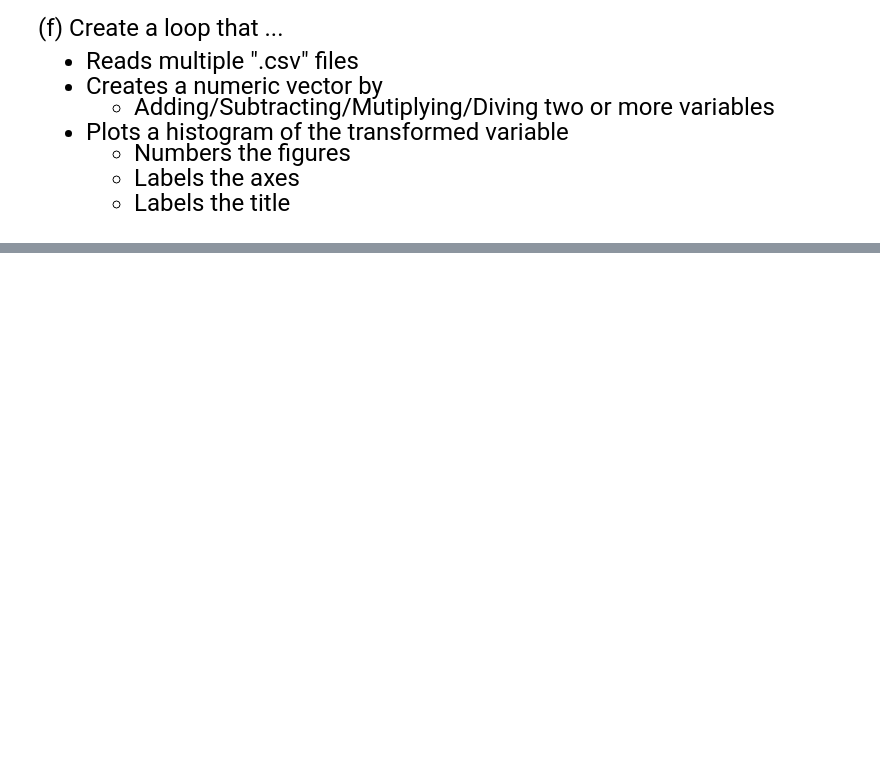
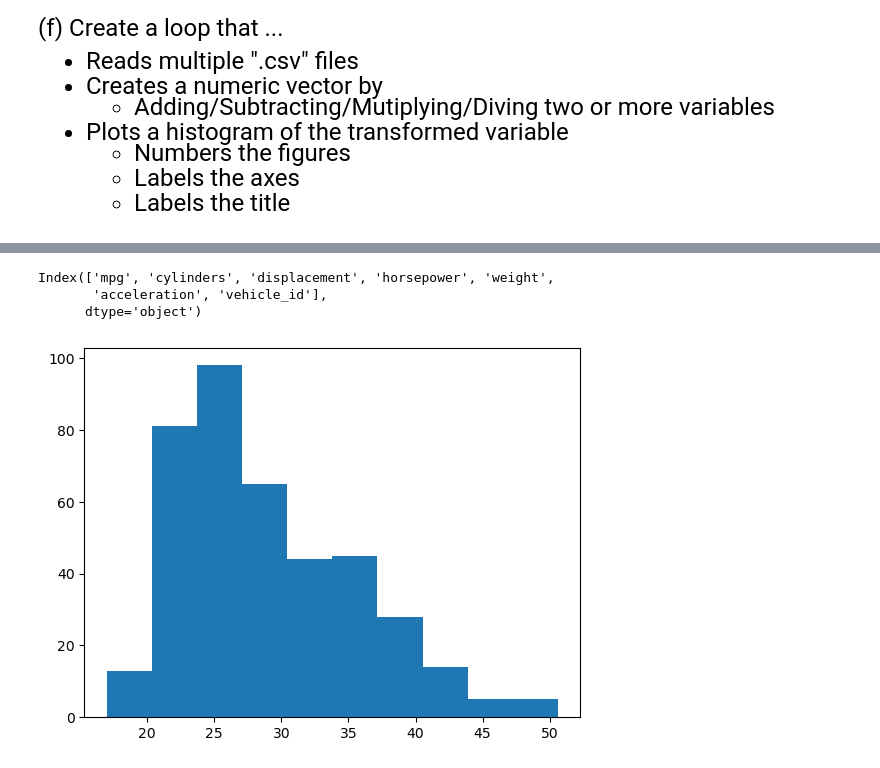
Before and after one commit to sydneywalker1/qtm151spring2023, a Jupyter notebook: Lecture 07/Lecture 7.ipynb, the cells around one changed output, grey strips where cells are left out. Drawn from its saved outputs; the diff is of its cells as text; code cells hidden in the pictures; blank space fills up the shorter version.

```diff
--- a/Lecture 07/Lecture 7.ipynb
+++ b/Lecture 07/Lecture 7.ipynb
@@ -151,0 +237,27 @@ Hint: Create a new list with the ".xslx" names and use a for loop with numbering
+# %%
+carfeatures = pd.read_csv("data/features.csv")
+print(carfeatures.columns)
+
+mpg = []
+cylinders = []
+final_vector = []
+
+for variable1 in carfeatures["mpg"]:
+    mpg.append(variable1)
+for variable2 in carfeatures["cylinders"]:
+    cylinders.append(variable2)
+
+index = 0
+
+for variable1 in mpg:
+    final_vector.append(mpg[index] + cylinders[index])
+    index = index + 1
+
+
+plt.hist(final_vector)
+plt.show()
+# %% [output]
+Index(['mpg', 'cylinders', 'displacement', 'horsepower', 'weight',
+       'acceleration', 'vehicle_id'],
+      dtype='object')
+[figure, added]
```
Also changed, not shown: parts of 10 cells of this notebook, 14 other files.
